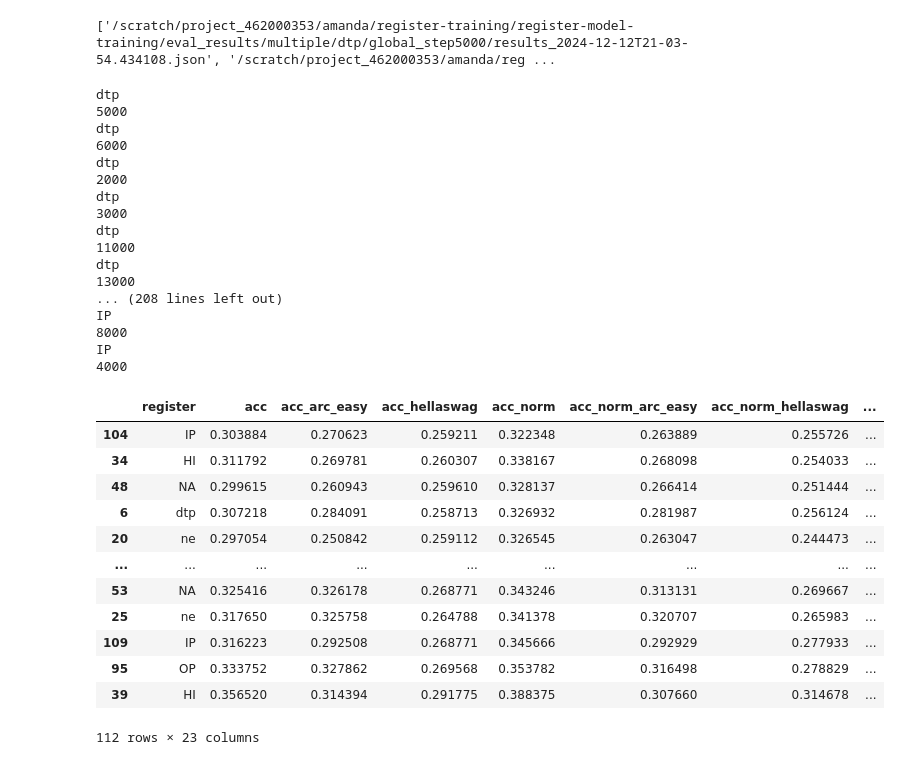
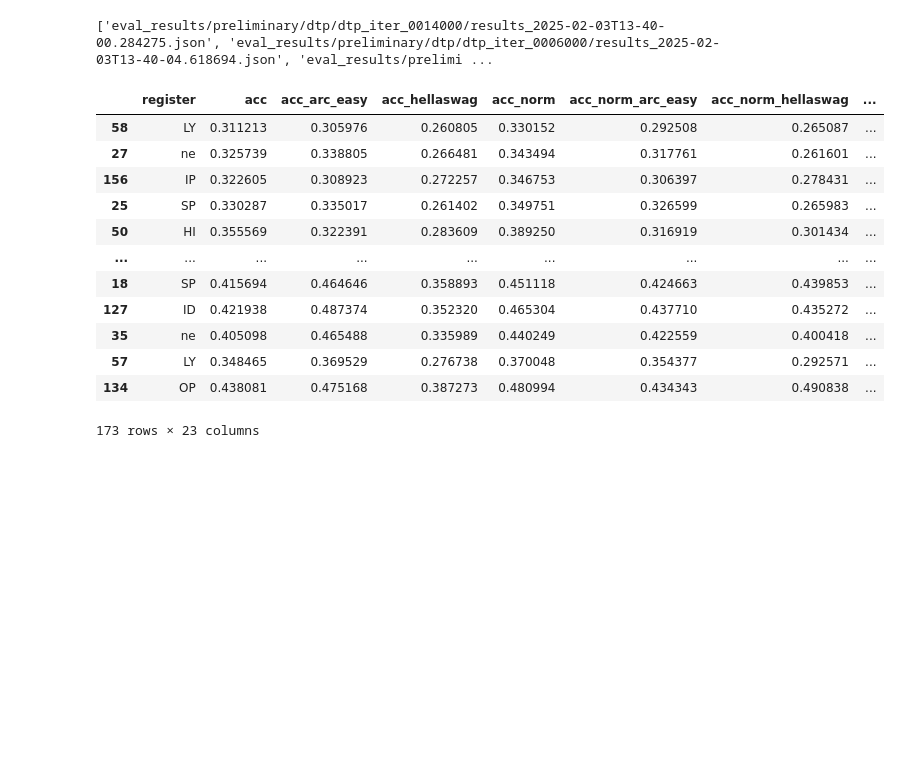
Before and after one commit to mmanteli/register-training-with-megatron, a Jupyter notebook: evaluation/plot_eval.ipynb, the cells around one changed output. Cells and saved outputs as stored; diff of their text form; code cells hidden in the pictures; blank space fills up the shorter version.

```diff
--- a/evaluation/plot_eval.ipynb
+++ b/evaluation/plot_eval.ipynb
@@ -10,10 +10,10 @@ import json
 from plotly.subplots import make_subplots
 import math
 # %%
-result_files = glob.glob("eval_results/multiple/*/global_step*/*")
+result_files = glob.glob("eval_results/preliminary/*/*_iter_*/*")
 print(result_files)
 # %% [output]
-['/scratch/project_462000353/amanda/register-training/register-model-training/eval_results/multiple/dtp/global_step5000/results_2024-12-12T21-03-54.434108.json', '/scratch/project_462000353/amanda/reg ...
+['eval_results/preliminary/dtp/dtp_iter_0014000/results_2025-02-03T13-40-00.284275.json', 'eval_results/preliminary/dtp/dtp_iter_0006000/results_2025-02-03T13-40-04.618694.json', 'eval_results/prelimi ...
 # %%
 millnames = ['','k','M','B','T']
 
@@ -27,63 +27,48 @@ def millify(n):
 
 data = []
 for f in result_files:
-    register = f.split("/")[8]
-    step = f.split("/")[9].replace("global_step", "")
+    #print(f.split("/"))
+    register = f.split("/")[2]
+    step = f.split("/")[3].replace(f'{register}_iter_', "")
+    step=int(step)
     #print(register)
     #print(step)
     with open(f, 'r') as result:
         j = json.load(result)
         results_all = j["results"]["all"]
         results_hellaswag_0 = {k+"_hellaswag":v for k,v in j["results"]["leaderboard|hellaswag|0"].items()}
         results_arc_easy_0 = {k+"_arc_easy":v for k,v in j["results"]["lighteval|arc:easy|0"].items()}
         results_openbookqa_0 = {k+"_openbookqa":v for k,v in j["results"]["lighteval|openbookqa|0"].items()}
         results_piqa_0 = {k+"_piqa":v for k,v in j["results"]["lighteval|piqa|0"].items()}
         df = pd.DataFrame.from_dict({register:{"step":int(step), **results_all, **results_hellaswag_0, **results_arc_easy_0, **results_openbookqa_0, **results_piqa_0}})
         #display(df)
         data.append(df.T)
         #print(register, j["results"]["all"])
         #data[register] = {step: j["results"]["all"]}
 
 df = pd.concat(data)
 df = df.reset_index()
 df = df.rename(columns={"index":"register"})
 # problem: step does not go to correct place on the plot
 # sort it as numerical, then make it categorical so plotting works
 # ordered=True does nothing here because plotly does not respect it; only sorting works
 df=df.sort_values("step")
 df["tokens"] = df["step"]*2.1e6
 #df["step"] = pd.Categorical(df['step'], categories=sorted(df['step'].astype(int).unique()), ordered=True)
 df["step"]= df['step'].apply(lambda x: str(round(x)))
-df["tokens"]= df['tokens'].apply(lambda x: millify(x))
+#df["tokens"]= df['tokens'].apply(lambda x: millify(x))
 display(df)
 # %% [output]
+|  | register | acc | acc_arc_easy | acc_hellaswag | acc_norm | acc_norm_arc_easy | acc_norm_hellaswag | ... |
+| 58 | LY | 0.311213 | 0.305976 | 0.260805 | 0.330152 | 0.292508 | 0.265087 | ... |
+| 27 | ne | 0.325739 | 0.338805 | 0.266481 | 0.343494 | 0.317761 | 0.261601 | ... |
+| 156 | IP | 0.322605 | 0.308923 | 0.272257 | 0.346753 | 0.306397 | 0.278431 | ... |
+| 25 | SP | 0.330287 | 0.335017 | 0.261402 | 0.349751 | 0.326599 | 0.265983 | ... |
+| 50 | HI | 0.355569 | 0.322391 | 0.283609 | 0.389250 | 0.316919 | 0.301434 | ... |
+| ... | ... | ... | ... | ... | ... | ... | ... | ... |
+| 18 | SP | 0.415694 | 0.464646 | 0.358893 | 0.451118 | 0.424663 | 0.439853 | ... |
+| 127 | ID | 0.421938 | 0.487374 | 0.352320 | 0.465304 | 0.437710 | 0.435272 | ... |
+| 35 | ne | 0.405098 | 0.465488 | 0.335989 | 0.440249 | 0.422559 | 0.400418 | ... |
+| 57 | LY | 0.348465 | 0.369529 | 0.276738 | 0.370048 | 0.354377 | 0.292571 | ... |
+| 134 | OP | 0.438081 | 0.475168 | 0.387273 | 0.480994 | 0.434343 | 0.490838 | ... |
-dtp
-5000
-dtp
-6000
-dtp
-2000
-dtp
-3000
-dtp
-11000
-dtp
-13000
-... (208 lines left out)
-IP
-8000
-IP
-4000
+173 rows × 23 columns
-|  | register | acc | acc_arc_easy | acc_hellaswag | acc_norm | acc_norm_arc_easy | acc_norm_hellaswag | ... |
-| 104 | IP | 0.303884 | 0.270623 | 0.259211 | 0.322348 | 0.263889 | 0.255726 | ... |
-| 34 | HI | 0.311792 | 0.269781 | 0.260307 | 0.338167 | 0.268098 | 0.254033 | ... |
-| 48 | NA | 0.299615 | 0.260943 | 0.259610 | 0.328137 | 0.266414 | 0.251444 | ... |
-| 6 | dtp | 0.307218 | 0.284091 | 0.258713 | 0.326932 | 0.281987 | 0.256124 | ... |
-| 20 | ne | 0.297054 | 0.250842 | 0.259112 | 0.326545 | 0.263047 | 0.244473 | ... |
-| ... | ... | ... | ... | ... | ... | ... | ... | ... |
-| 53 | NA | 0.325416 | 0.326178 | 0.268771 | 0.343246 | 0.313131 | 0.269667 | ... |
-| 25 | ne | 0.317650 | 0.325758 | 0.264788 | 0.341378 | 0.320707 | 0.265983 | ... |
-| 109 | IP | 0.316223 | 0.292508 | 0.268771 | 0.345666 | 0.292929 | 0.277933 | ... |
-| 95 | OP | 0.333752 | 0.327862 | 0.269568 | 0.353782 | 0.316498 | 0.278829 | ... |
-| 39 | HI | 0.356520 | 0.314394 | 0.291775 | 0.388375 | 0.307660 | 0.314678 | ... |
-112 rows × 23 columns
```
Also changed, not shown: parts of 5 cells of this notebook, 4 other files.
